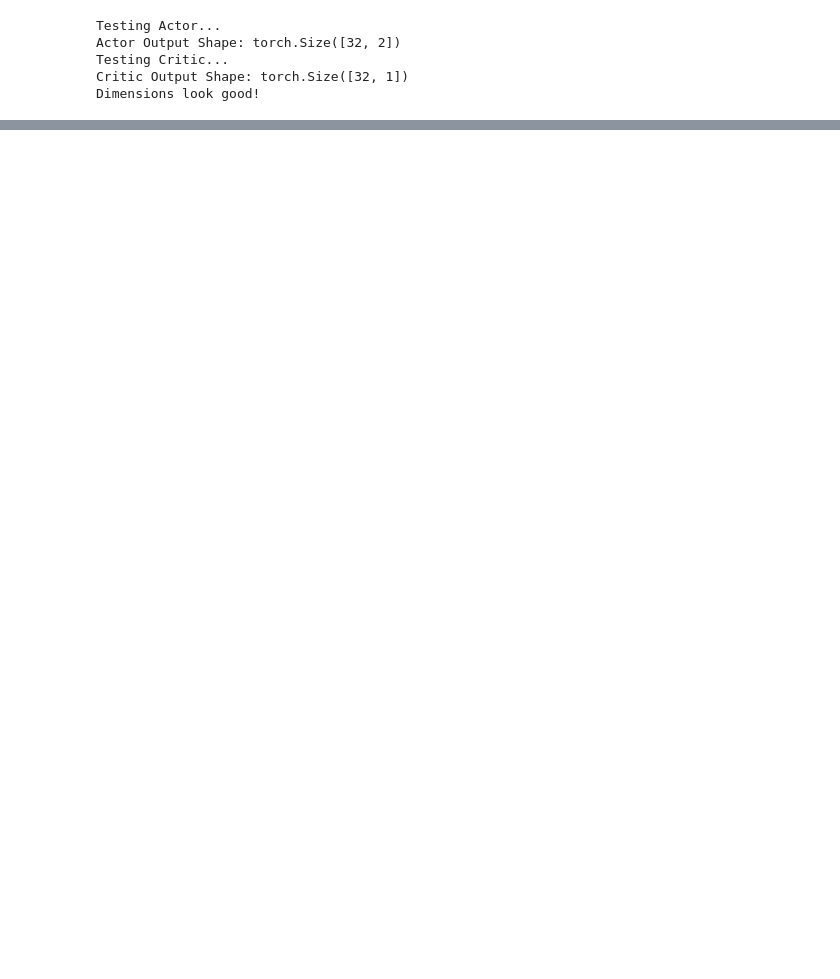
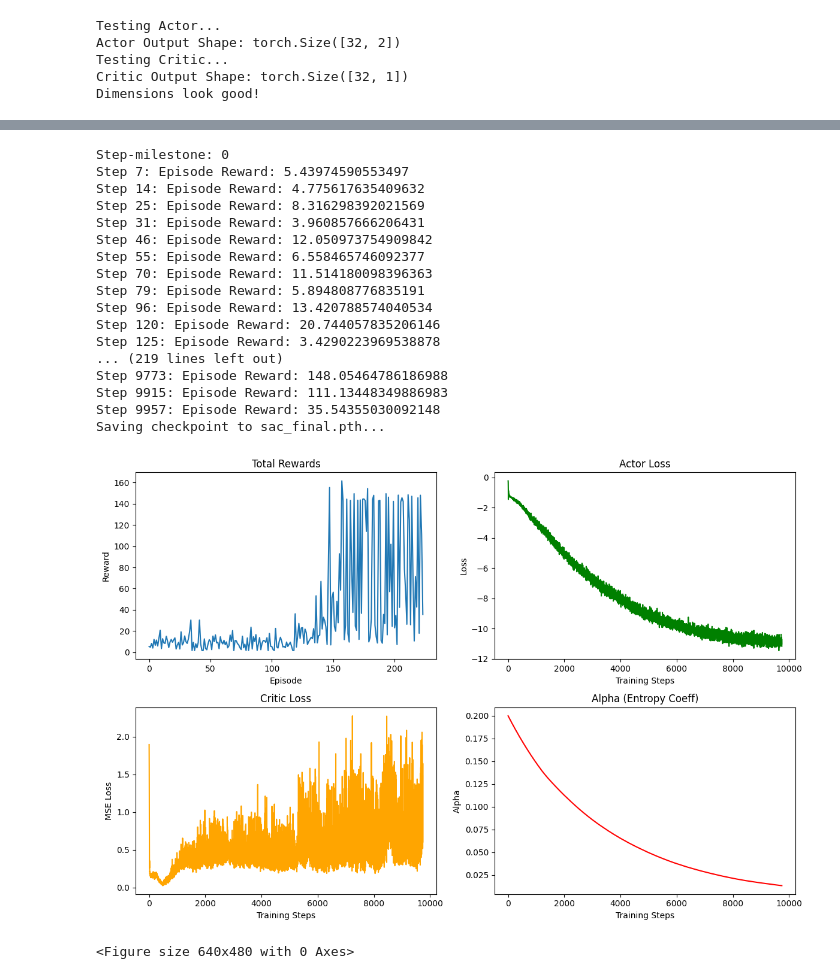
Before and after one commit to jonahbkaplan/ReinforcementLearning, a Jupyter notebook: algorithms/SAC/testSAC.ipynb, the cells around one changed output, grey strips where cells are left out. Drawn from its saved outputs; the diff is of its cells as text; code cells hidden in the pictures; blank space fills up the shorter version.

```diff
--- a/algorithms/SAC/testSAC.ipynb
+++ b/algorithms/SAC/testSAC.ipynb
@@ -81,12 +78,3 @@ Actor Output Shape: torch.Size([32, 2])
 Testing Critic...
 Critic Output Shape: torch.Size([32, 1])
 Dimensions look good!
-# %%
-# Main Loop Test
-episodes = 100
-
-for _ in range(0, episodes):
-    agent.collect_data() # Collect 1 episode
-    print(f"Buffer Size: {len(agent.replayBuffer)}") # Should be > 0
-    agent.learn(batch_size=16) # Small batch for testing
-    print("Learn step complete.")
@@ -147,0 +81,55 @@ Episode 1
+# %%
+# Main Loop Test
+
+rewards, critic_losses, actor_losses, alphas = agent.train_loop()
+
+# 2. Visualization (Plotting)
+fig, axes = plt.subplots(2, 2, figsize=(12, 8))
+
+# Plot A: Rewards (Per Episode)
+axes[0,0].plot(rewards)
+axes[0,0].set_title("Total Rewards")
+axes[0,0].set_xlabel("Episode") # Correct
+axes[0,0].set_ylabel("Reward")
+
+# Plot B: Critic Loss (Per Step)
+axes[1,0].plot(critic_losses, color='orange')
+axes[1,0].set_title("Critic Loss")
+axes[1,0].set_xlabel("Training Steps") # Changed from Episode
+axes[1,0].set_ylabel("MSE Loss")
+
+# Plot C: Actor Loss (Per Step)
+axes[0,1].plot(actor_losses, color='green')
+axes[0,1].set_title("Actor Loss")
+axes[0,1].set_xlabel("Training Steps") # Changed from Episode
+axes[0,1].set_ylabel("Loss")
+
+# Plot D: Alpha Decay (Per Step)
+axes[1,1].plot(alphas, color='red')
+axes[1,1].set_title("Alpha (Entropy Coeff)")
+axes[1,1].set_xlabel("Training Steps") # Changed from Episode
+axes[1,1].set_ylabel("Alpha")
+
+plt.tight_layout()
+plt.show()
+plt.savefig("SAC_plots.png")
+# %% [output]
+Step-milestone: 0
+Step 7: Episode Reward: 5.43974590553497
+Step 14: Episode Reward: 4.775617635409632
+Step 25: Episode Reward: 8.316298392021569
+Step 31: Episode Reward: 3.960857666206431
+Step 46: Episode Reward: 12.050973754909842
+Step 55: Episode Reward: 6.558465746092377
+Step 70: Episode Reward: 11.514180098396363
+Step 79: Episode Reward: 5.894808776835191
+Step 96: Episode Reward: 13.420788574040534
+Step 120: Episode Reward: 20.744057835206146
+Step 125: Episode Reward: 3.4290223969538878
+... (219 lines left out)
+Step 9773: Episode Reward: 148.05464786186988
+Step 9915: Episode Reward: 111.13448349886983
+Step 9957: Episode Reward: 35.54355030092148
+Saving checkpoint to sac_final.pth...
+[figure, added]
+<Figure size 640x480 with 0 Axes>
```
Also changed, not shown: parts of 4 cells of this notebook, 9 other files.
